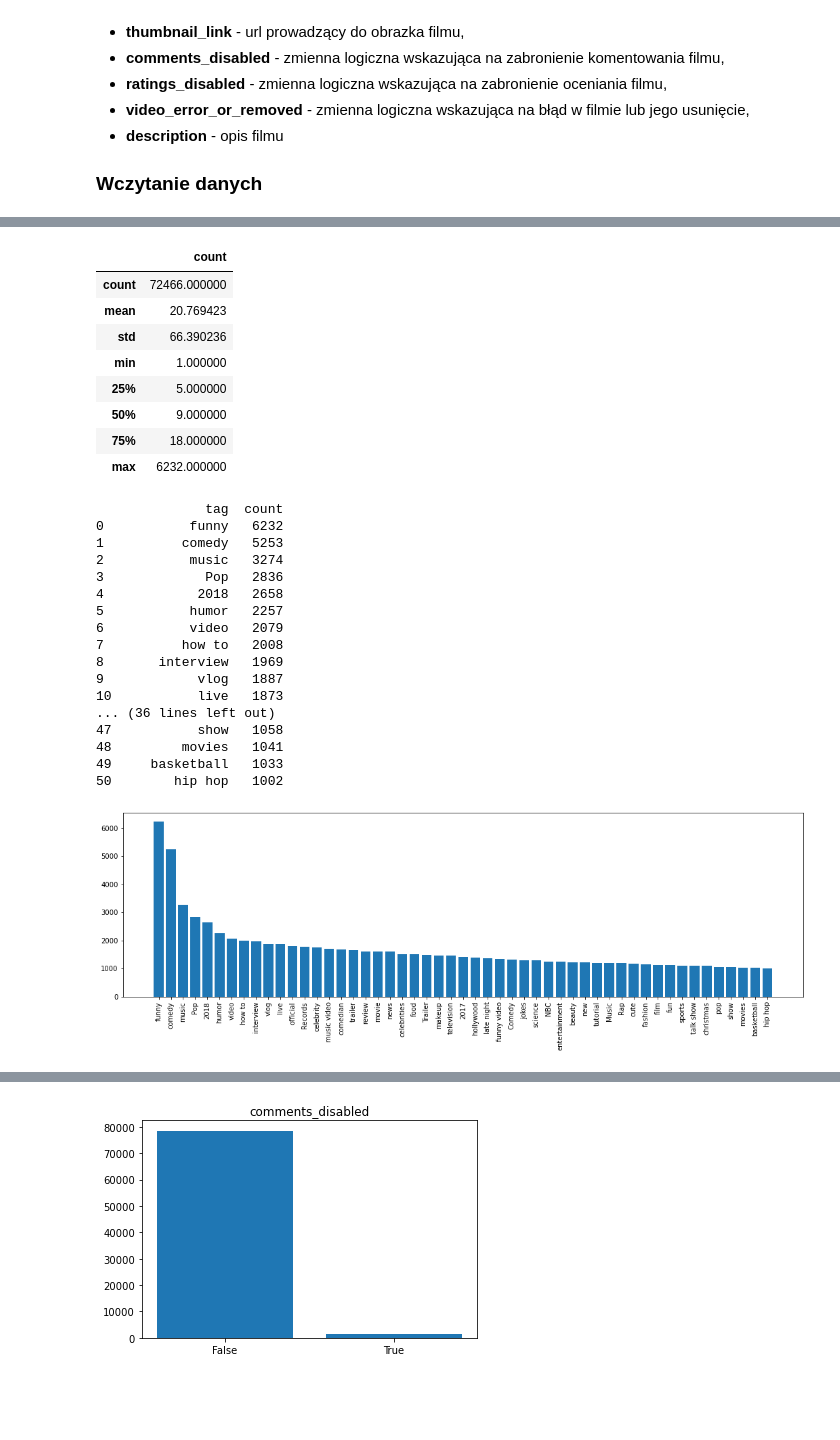
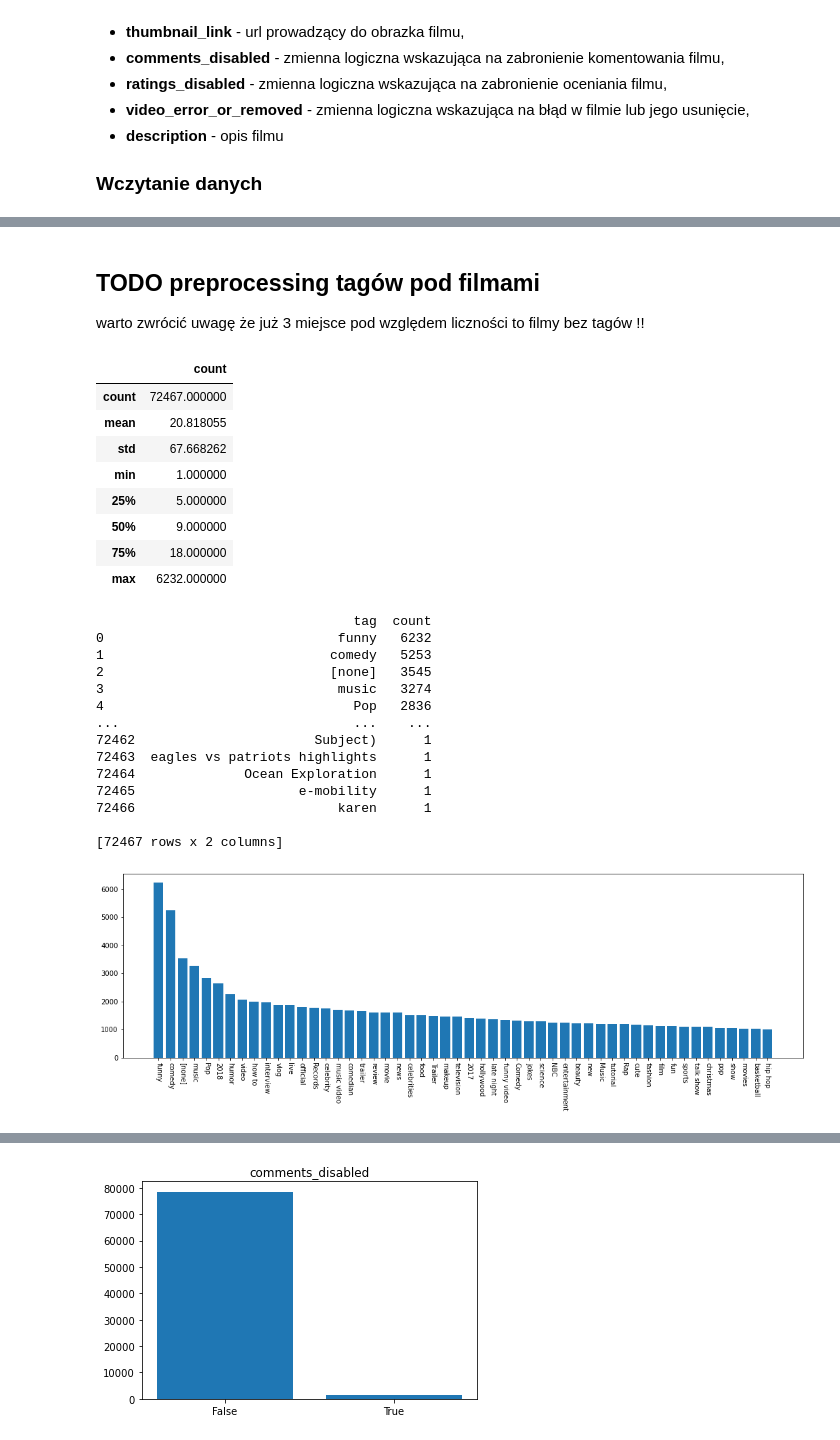
Before and after one commit to DominikKossinski/PED, a Jupyter notebook: ped.ipynb, the cells around one changed output, grey strips where cells are left out. Drawn from its saved outputs; the diff is of its cells as text; code cells hidden in the pictures; blank space fills up the shorter version.

```diff
--- a/ped.ipynb
+++ b/ped.ipynb
@@ -46,24 +49,25 @@ videos.head(10)
 | 7 | #NAZWA? | 17.14.11 | CHRISTMAS HAS GONE TO MY HEAD | MoreZoella | NaN | 2017-11-10T19:19:43.000Z | zoe sugg|"zoella"|"zoe"|"vlog"|"v... | 1164201 | 57309 | ... |
 | 8 | LMCuKltaY3M | 17.14.11 | Elbow - Golden Slumbers (John Lew... | ElbowVEVO | NaN | 2017-11-10T08:00:01.000Z | Elbow|"Golden"|"Slumbers"|"Polydo... | 154494 | 2163 | ... |
 | 9 | 9t9u_yPEidY | 17.14.11 | Jennifer Lopez - Amor, Amor, Amor... | JenniferLopezVEVO | NaN | 2017-11-10T15:00:00.000Z | Jennifer Lopez ft. Wisin|"Jennife... | 9548677 | 190084 | ... |
+# %% [markdown]
+## TODO preprocessing tagów pod filmami
+
+warto zwrócić uwagę że już 3 miejsce pod względem liczności to filmy bez tagów !!
 # %%
-import numpy as np
 # TAGS PREPROCESSING
-videos = videos.rename(columns={"description ":"description"})
 videos["tags"] = videos["tags"].str.replace('"', "")
 tags = videos["tags"].str.split("|").apply(pd.Series, 1).stack()
 tags.index = tags.index.droplevel(-1)
 tags.name = "tags"
 tags = tags.to_frame()
-unique_tags = tags["tags"].value_counts() #.groupby(by="tags", as_inde
-# x=False).agg({"tags": pd.Series.nunique})
+unique_tags = tags["tags"].value_counts() #
 unique_tags = unique_tags.rename_axis("tag").reset_index(name="count")
 unique_tags.describe()
 # %% [output]
 |  | count |
-| count | 72466.000000 |
-| mean | 20.769423 |
-| std | 66.390236 |
+| count | 72467.000000 |
+| mean | 20.818055 |
+| std | 67.668262 |
 | min | 1.000000 |
 | 25% | 5.000000 |
 | 50% | 9.000000 |
@@ -72,31 +76,28 @@ unique_tags.describe()
 # %%
 print(unique_tags)
 unique_tags = unique_tags[unique_tags["count"] > 1000]
 plt.subplots(figsize=(18,5))
 plt.bar(unique_tags["tag"], unique_tags["count"])
-plt.xticks(rotation=90)
+plt.xticks(rotation=270)
 plt.show()
 
 # plt.bar()
 # plt.show()
 
 # gb_videos.head(20)
 # %% [output]
-              tag  count
-0           funny   6232
-1          comedy   5253
-2           music   3274
-3             Pop   2836
-4            2018   2658
-5           humor   2257
-6           video   2079
-7          how to   2008
-8       interview   1969
-9            vlog   1887
-10           live   1873
-... (36 lines left out)
-47           show   1058
-48         movies   1041
-49     basketball   1033
-50        hip hop   1002
+                                 tag  count
+0                              funny   6232
+1                             comedy   5253
+2                             [none]   3545
+3                              music   3274
+4                                Pop   2836
+...                              ...    ...
+72462                       Subject)      1
+72463  eagles vs patriots highlights      1
+72464              Ocean Exploration      1
+72465                     e-mobility      1
+72466                          karen      1
+
+[72467 rows x 2 columns]
-[figure, old version]
+[figure, new version]
```
Also changed, not shown: parts of 11 cells of this notebook, 2 other files.
